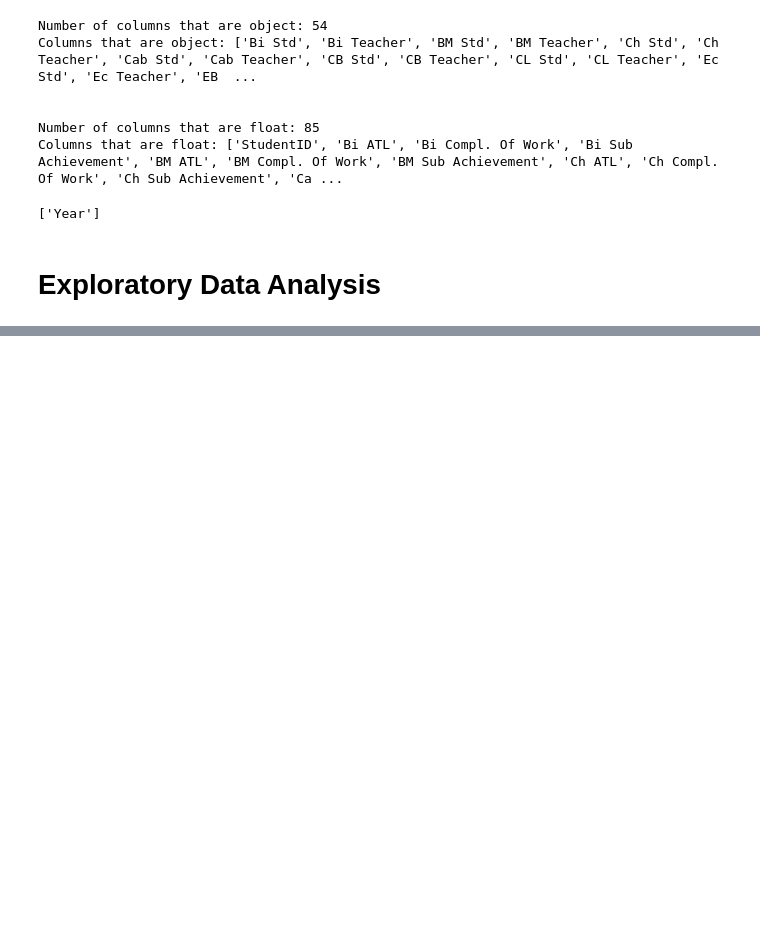
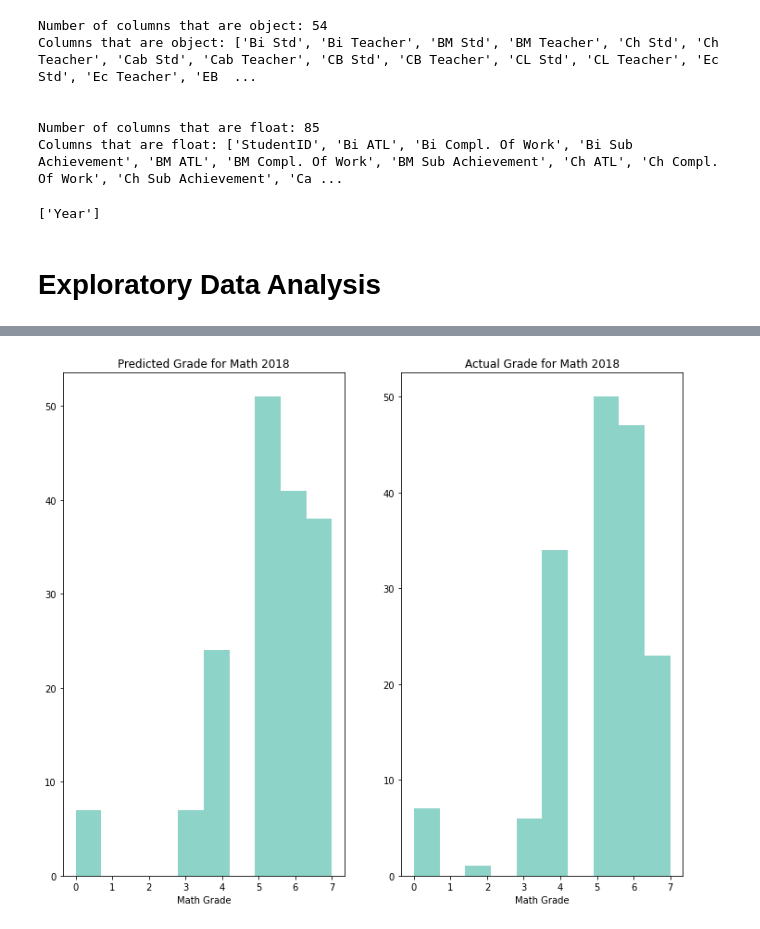
Before and after one commit to siti-alawiyah/ibresultprediction, a Jupyter notebook: Exploratory_Data_Analysis_1.0.ipynb, the cells around one changed output, grey strips where cells are left out. Saved outputs shown, nothing was run; the diff lists cells and outputs as text; code cells hidden in the pictures; blank space fills up the shorter version.

```diff
--- a/Exploratory_Data_Analysis_1.0.ipynb
+++ b/Exploratory_Data_Analysis_1.0.ipynb
@@ -881,0 +911,7 @@ sns.histplot(df20['Actual Grade'])
+# %%
+subplot_histograms(df18,
+                   ['Predicted Grade', 'Actual Grade',],
+                   ['Predicted Grade for Math 2018','Actual Grade for Math 2018'],
+                   ['Math Grade','Math Grade',]);
+# %% [output]
+[figure, added]
```
Also changed, not shown: parts of 11 cells of this notebook.
